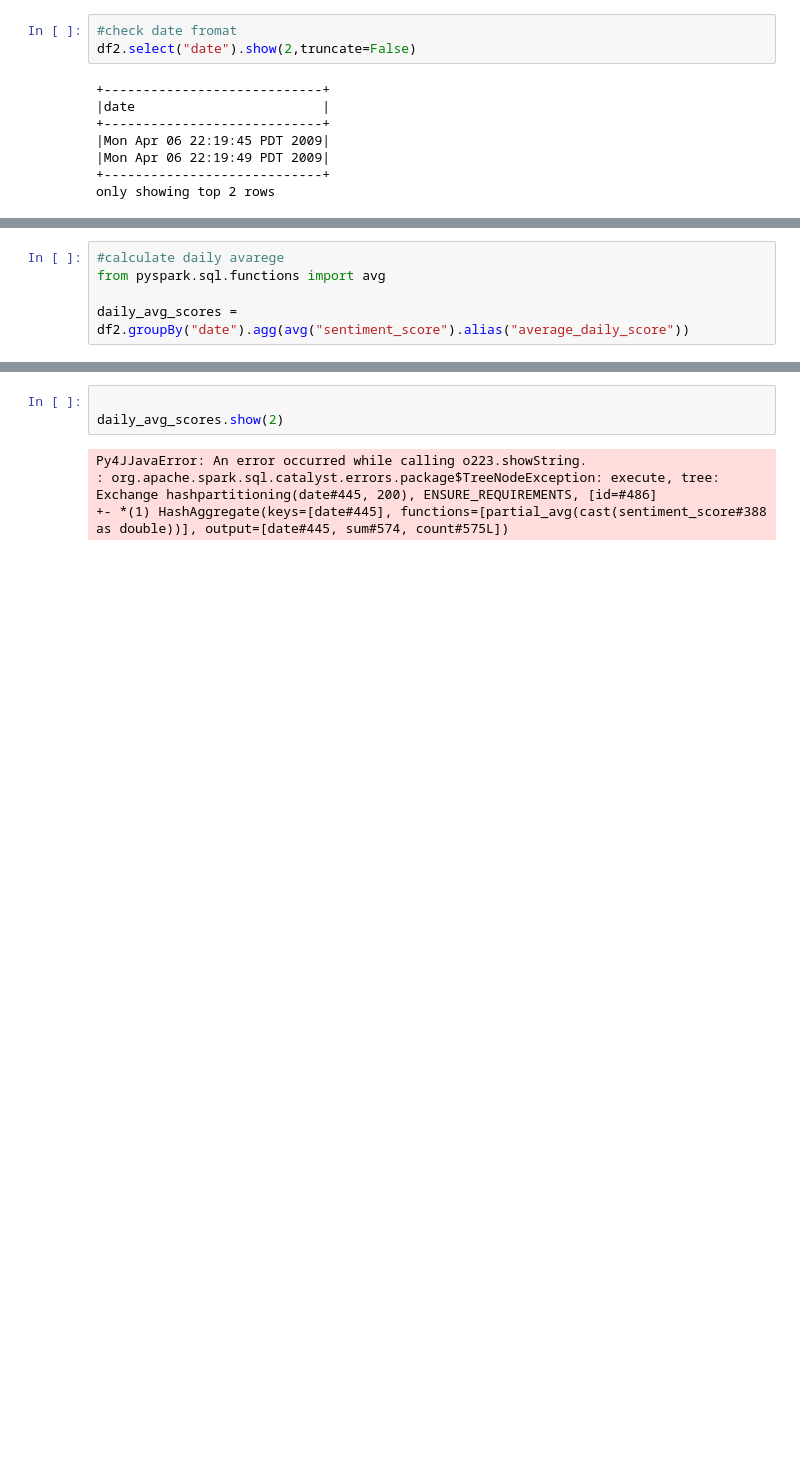
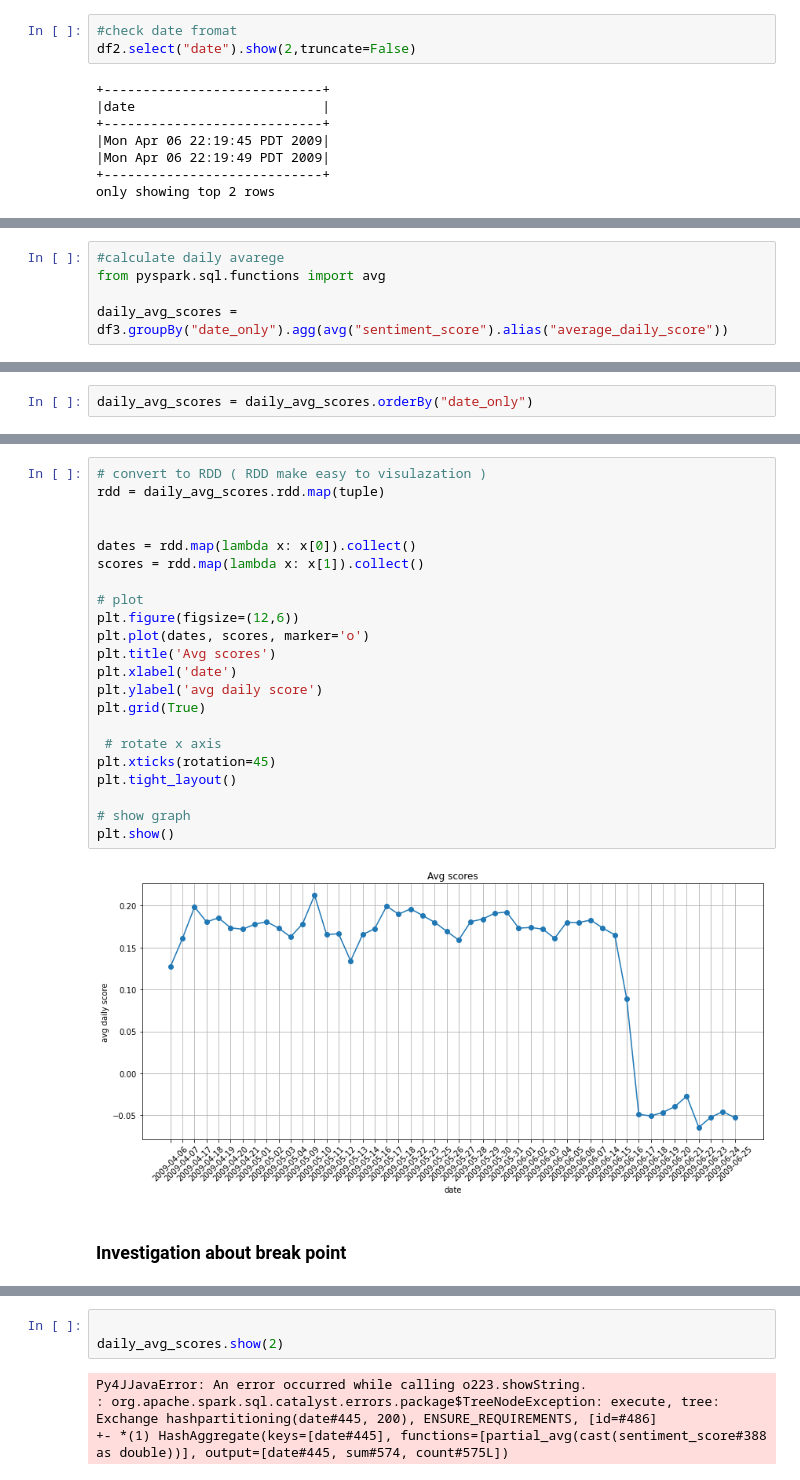
Before and after one commit to Grkmcu44/TwitterData, a Jupyter notebook: Untitled2.ipynb, the cells around one changed output, grey strips where cells are left out. Saved outputs shown, nothing was run; the diff lists cells and outputs as text; blank space fills up the shorter version.

```diff
--- a/Untitled2.ipynb
+++ b/Untitled2.ipynb
@@ -452,4 +489,4 @@ df2 = df2.withColumn("date", to_date(df2["date"], "EEE MMM dd HH:mm:ss zzz yyyy"
 #calculate daily avarege
 from pyspark.sql.functions import avg
 
-daily_avg_scores = df2.groupBy("date").agg(avg("sentiment_score").alias("average_daily_score"))
+daily_avg_scores = df3.groupBy("date_only").agg(avg("sentiment_score").alias("average_daily_score"))
@@ -455,0 +513,2 @@ daily_avg_scores = df2.groupBy("date").agg(avg("sentiment_score").alias("average
+# %%
+daily_avg_scores = daily_avg_scores.orderBy("date_only")
@@ -455,0 +526,26 @@ daily_avg_scores = df2.groupBy("date").agg(avg("sentiment_score").alias("average
+# %%
+# convert to RDD ( RDD make easy to visulazation )
+rdd = daily_avg_scores.rdd.map(tuple)
+
+
+dates = rdd.map(lambda x: x[0]).collect()
+scores = rdd.map(lambda x: x[1]).collect()
+
+# plot
+plt.figure(figsize=(12,6))
+plt.plot(dates, scores, marker='o')
+plt.title('Avg scores')
+plt.xlabel('date')
+plt.ylabel('avg daily score')
+plt.grid(True)
+
+ # rotate x axis
+plt.xticks(rotation=45)
+plt.tight_layout()
+
+# show graph
+plt.show()
+# %% [output]
+[figure, added]
+# %% [markdown]
+### Investigation about break point
```
Also changed, not shown: parts of 28 cells of this notebook.
